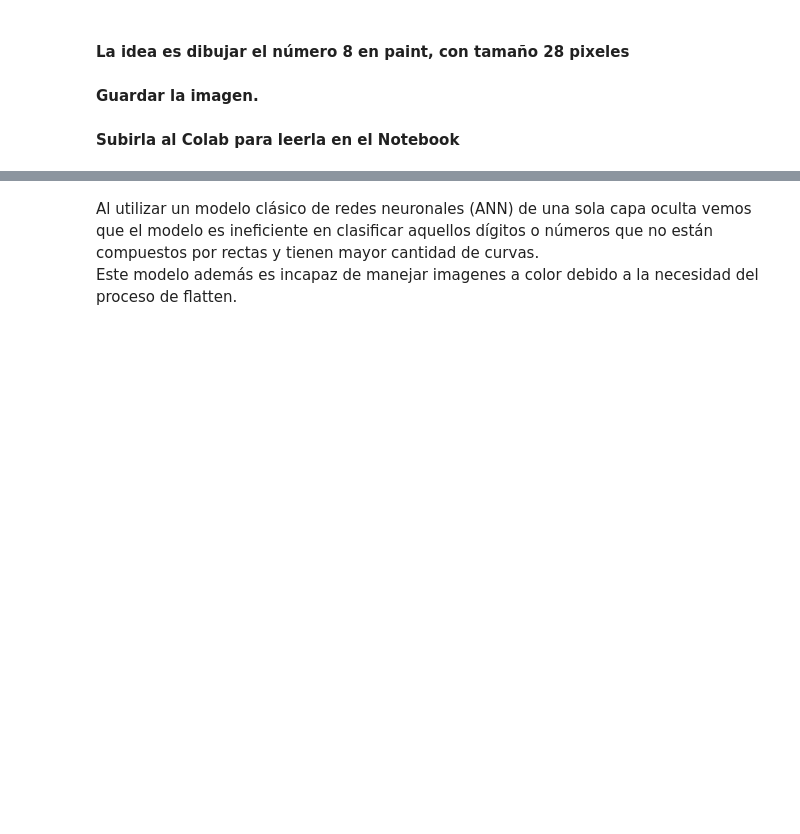
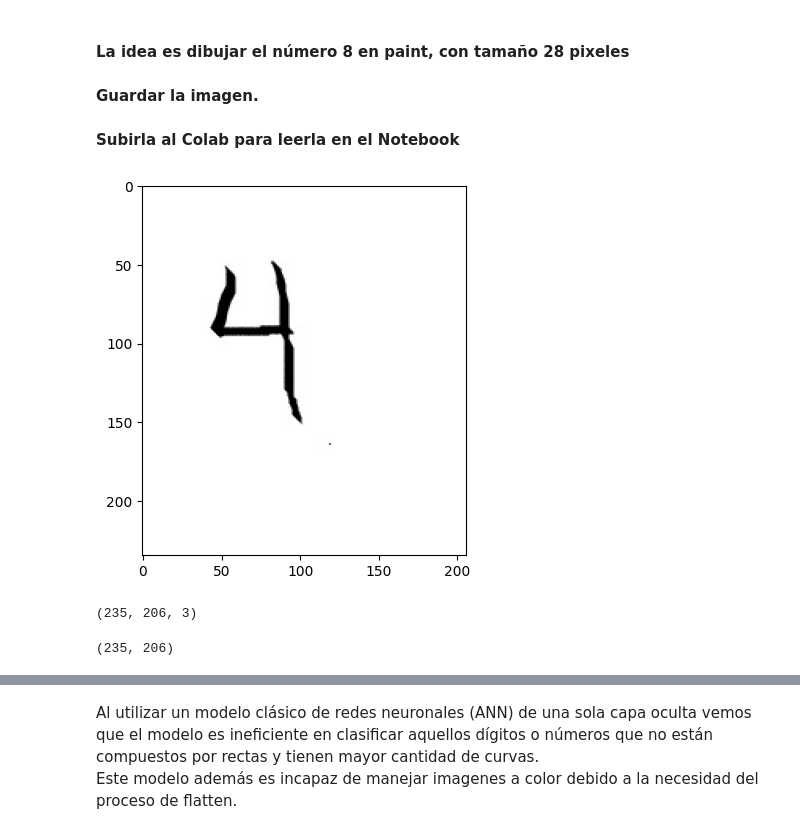
Before and after one commit to InoveAlumnos/redes_profundas_python, a Jupyter notebook: ejemplo_clase/2_mnist_ann.ipynb, the cells around one changed output, grey strips where cells are left out. Drawn from its saved outputs; the diff is of its cells as text; code cells hidden in the pictures; blank space fills up the shorter version.

```diff
--- a/ejemplo_clase/2_mnist_ann.ipynb
+++ b/ejemplo_clase/2_mnist_ann.ipynb
@@ -374,11 +507,15 @@ y_hat_peores
 #### Subirla al Colab para leerla en el Notebook
 # %%
 # Leer la imagen y mostrarla
-img1 = mpimg.imread('/content/cuatro.jpg')
+img1 = mpimg.imread('cuatro.jpg')
 plt.imshow(img1)
 plt.show()
+# %% [output]
+[figure, added]
 # %%
 img1.shape
+# %% [output]
+(235, 206, 3)
 # %%
 # Función que extrae los canales de color
 def rgb2gray(rgb):
@@ -387,6 +524,8 @@ def rgb2gray(rgb):
 # Se invoca la función y se le pasa la imagen
 gray = rgb2gray(img1)
 gray.shape
+# %% [output]
+(235, 206)
 # %%
 # cmap='gray', variación de colores en grises, indicando los valores máximo y mínimo de la escala de colores.
 plt.imshow(gray, cmap='gray', vmin=0, vmax=255)
```
Also changed, not shown: parts of 43 cells of this notebook.
